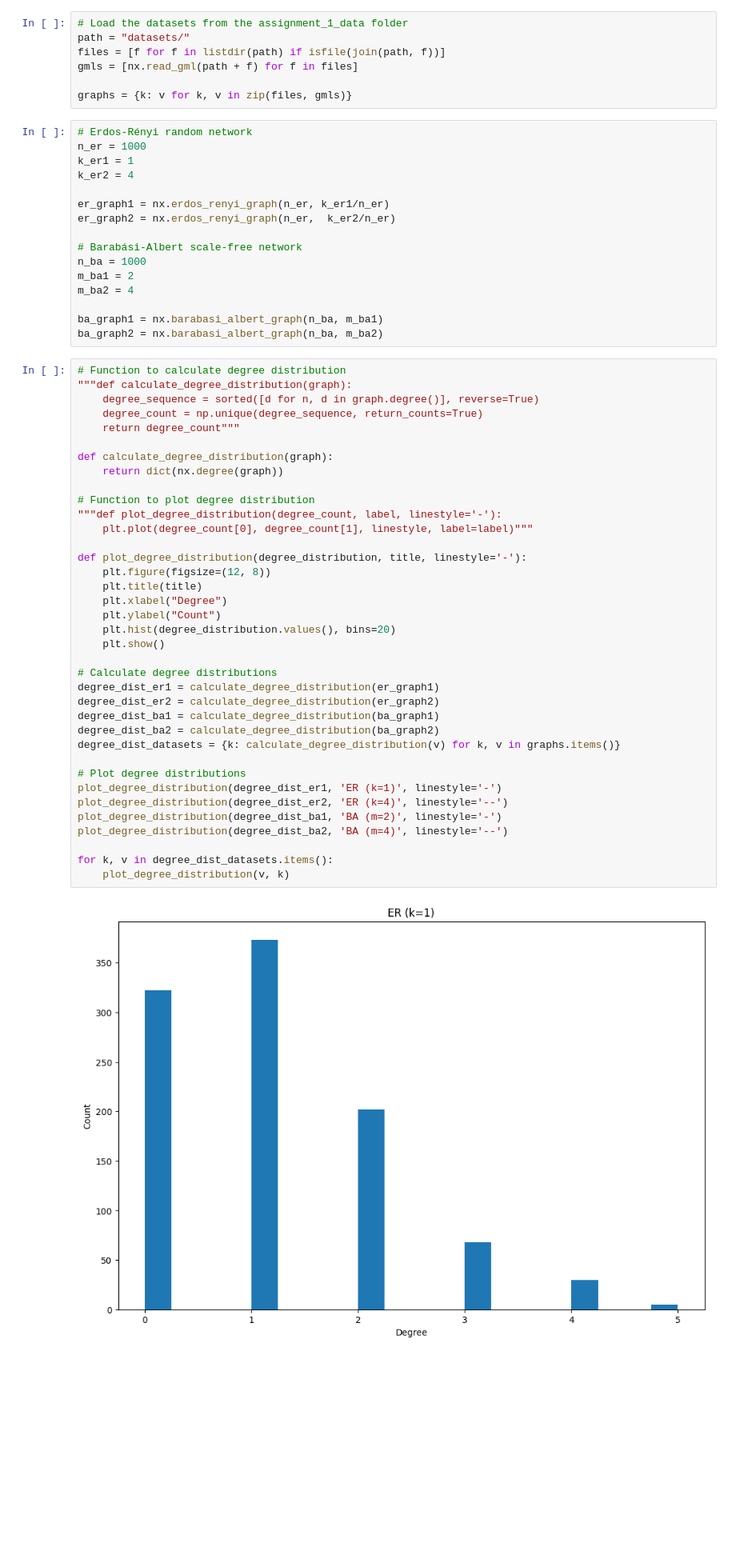
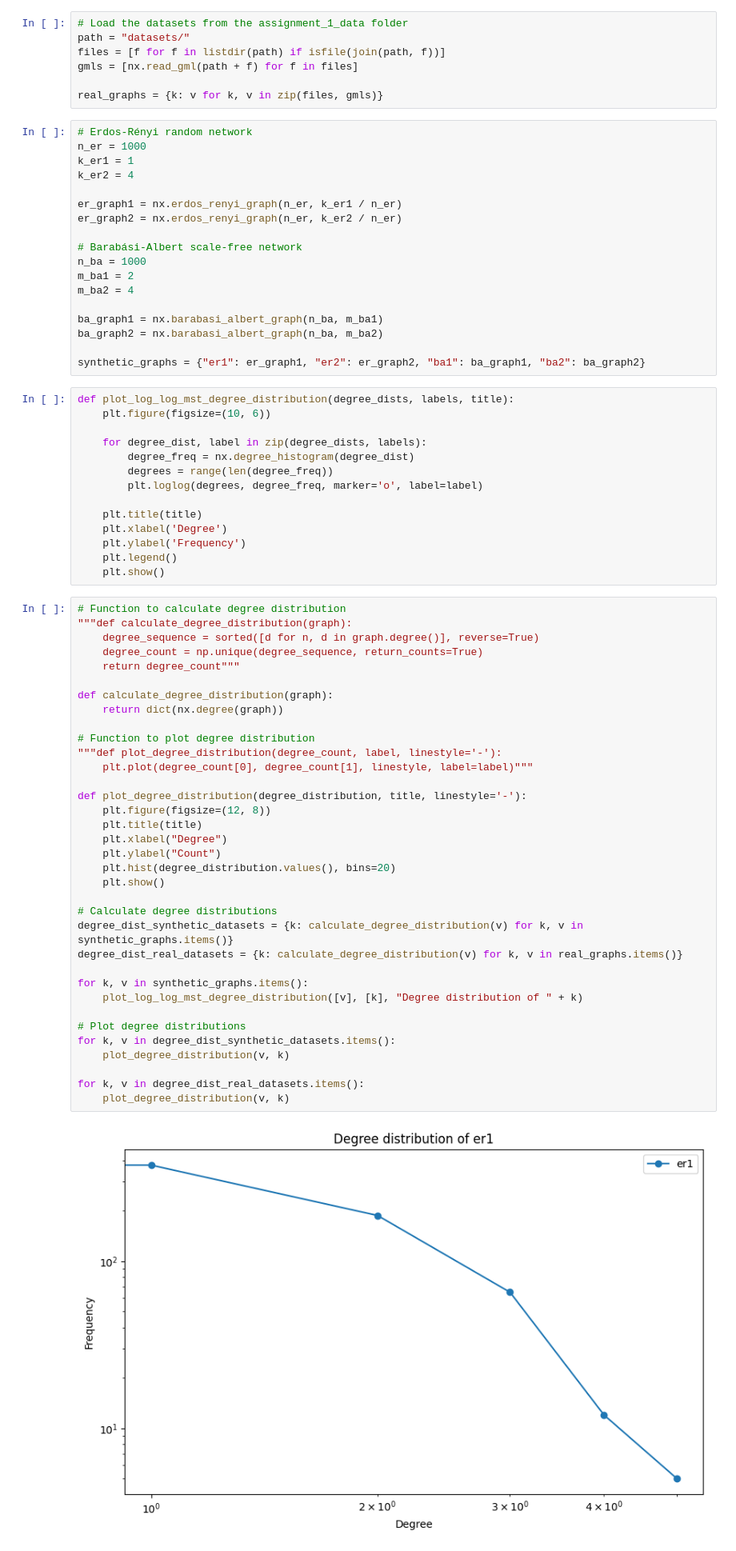
Before and after one commit to paolovic/NetworkScience, a Jupyter notebook: Assignment 3/3 Robustness/main.ipynb, the cells around one changed output. Shown: that part at 80% size. Drawn from its saved outputs; the diff is of its cells as text; blank space fills up the shorter version.

```diff
--- a/Assignment 3/3 Robustness/main.ipynb
+++ b/Assignment 3/3 Robustness/main.ipynb
@@ -11,15 +11,15 @@ path = "datasets/"
 files = [f for f in listdir(path) if isfile(join(path, f))]
 gmls = [nx.read_gml(path + f) for f in files]
 
-graphs = {k: v for k, v in zip(files, gmls)}
+real_graphs = {k: v for k, v in zip(files, gmls)}
 # %%
 # Erdos-Rényi random network
 n_er = 1000
 k_er1 = 1
 k_er2 = 4
 
-er_graph1 = nx.erdos_renyi_graph(n_er, k_er1/n_er)
-er_graph2 = nx.erdos_renyi_graph(n_er,  k_er2/n_er)
+er_graph1 = nx.erdos_renyi_graph(n_er, k_er1 / n_er)
+er_graph2 = nx.erdos_renyi_graph(n_er, k_er2 / n_er)
 
 # Barabási-Albert scale-free network
 n_ba = 1000
@@ -28,42 +28,56 @@ m_ba2 = 4
 
 ba_graph1 = nx.barabasi_albert_graph(n_ba, m_ba1)
 ba_graph2 = nx.barabasi_albert_graph(n_ba, m_ba2)
+
+synthetic_graphs = {"er1": er_graph1, "er2": er_graph2, "ba1": ba_graph1, "ba2": ba_graph2}
+# %%
+def plot_log_log_mst_degree_distribution(degree_dists, labels, title):
+    plt.figure(figsize=(10, 6))
+
+    for degree_dist, label in zip(degree_dists, labels):
+        degree_freq = nx.degree_histogram(degree_dist)
+        degrees = range(len(degree_freq))
+        plt.loglog(degrees, degree_freq, marker='o', label=label)
+
+    plt.title(title)
+    plt.xlabel('Degree')
+    plt.ylabel('Frequency')
+    plt.legend()
+    plt.show()
 # %%
 # Function to calculate degree distribution
 """def calculate_degree_distribution(graph):
     degree_sequence = sorted([d for n, d in graph.degree()], reverse=True)
     degree_count = np.unique(degree_sequence, return_counts=True)
     return degree_count"""
 
 def calculate_degree_distribution(graph):
     return dict(nx.degree(graph))
 
 # Function to plot degree distribution
 """def plot_degree_distribution(degree_count, label, linestyle='-'):
     plt.plot(degree_count[0], degree_count[1], linestyle, label=label)"""
 
 def plot_degree_distribution(degree_distribution, title, linestyle='-'):
     plt.figure(figsize=(12, 8))
     plt.title(title)
     plt.xlabel("Degree")
     plt.ylabel("Count")
     plt.hist(degree_distribution.values(), bins=20)
     plt.show()
 
 # Calculate degree distributions
-degree_dist_er1 = calculate_degree_distribution(er_graph1)
-degree_dist_er2 = calculate_degree_distribution(er_graph2)
-degree_dist_ba1 = calculate_degree_distribution(ba_graph1)
-degree_dist_ba2 = calculate_degree_distribution(ba_graph2)
-degree_dist_datasets = {k: calculate_degree_distribution(v) for k, v in graphs.items()}
+degree_dist_synthetic_datasets = {k: calculate_degree_distribution(v) for k, v in synthetic_graphs.items()}
+degree_dist_real_datasets = {k: calculate_degree_distribution(v) for k, v in real_graphs.items()}
+
+for k, v in synthetic_graphs.items():
+    plot_log_log_mst_degree_distribution([v], [k], "Degree distribution of " + k)
 
 # Plot degree distributions
-plot_degree_distribution(degree_dist_er1, 'ER (k=1)', linestyle='-')
-plot_degree_distribution(degree_dist_er2, 'ER (k=4)', linestyle='--')
-plot_degree_distribution(degree_dist_ba1, 'BA (m=2)', linestyle='-')
-plot_degree_distribution(degree_dist_ba2, 'BA (m=4)', linestyle='--')
+for k, v in degree_dist_synthetic_datasets.items():
+    plot_degree_distribution(v, k)
 
-for k, v in degree_dist_datasets.items():
+for k, v in degree_dist_real_datasets.items():
     plot_degree_distribution(v, k)
 # %% [output]
-[figure, old version]
+[figure, new version]
```
Also changed, not shown: parts of 2 cells of this notebook.
